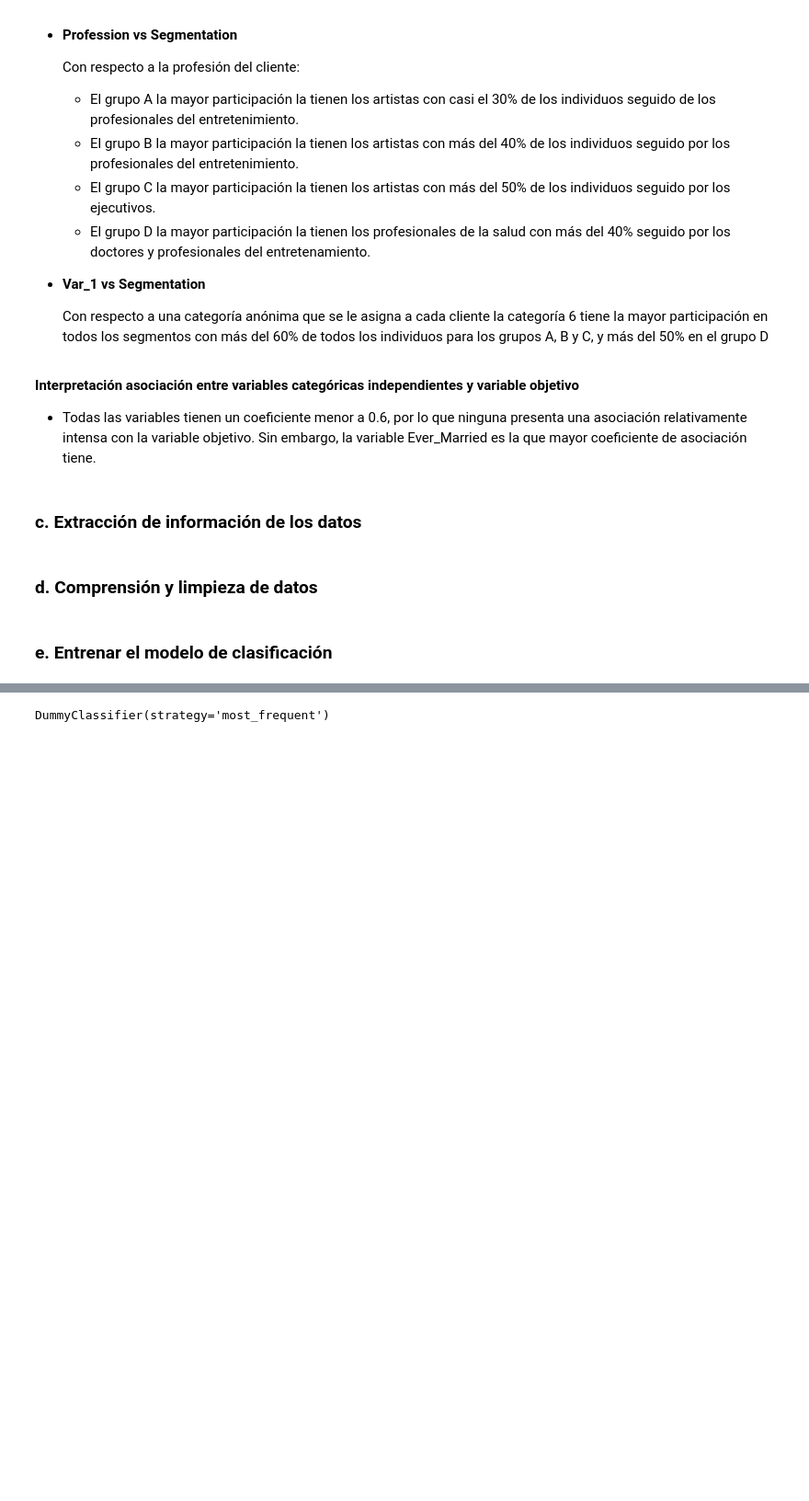
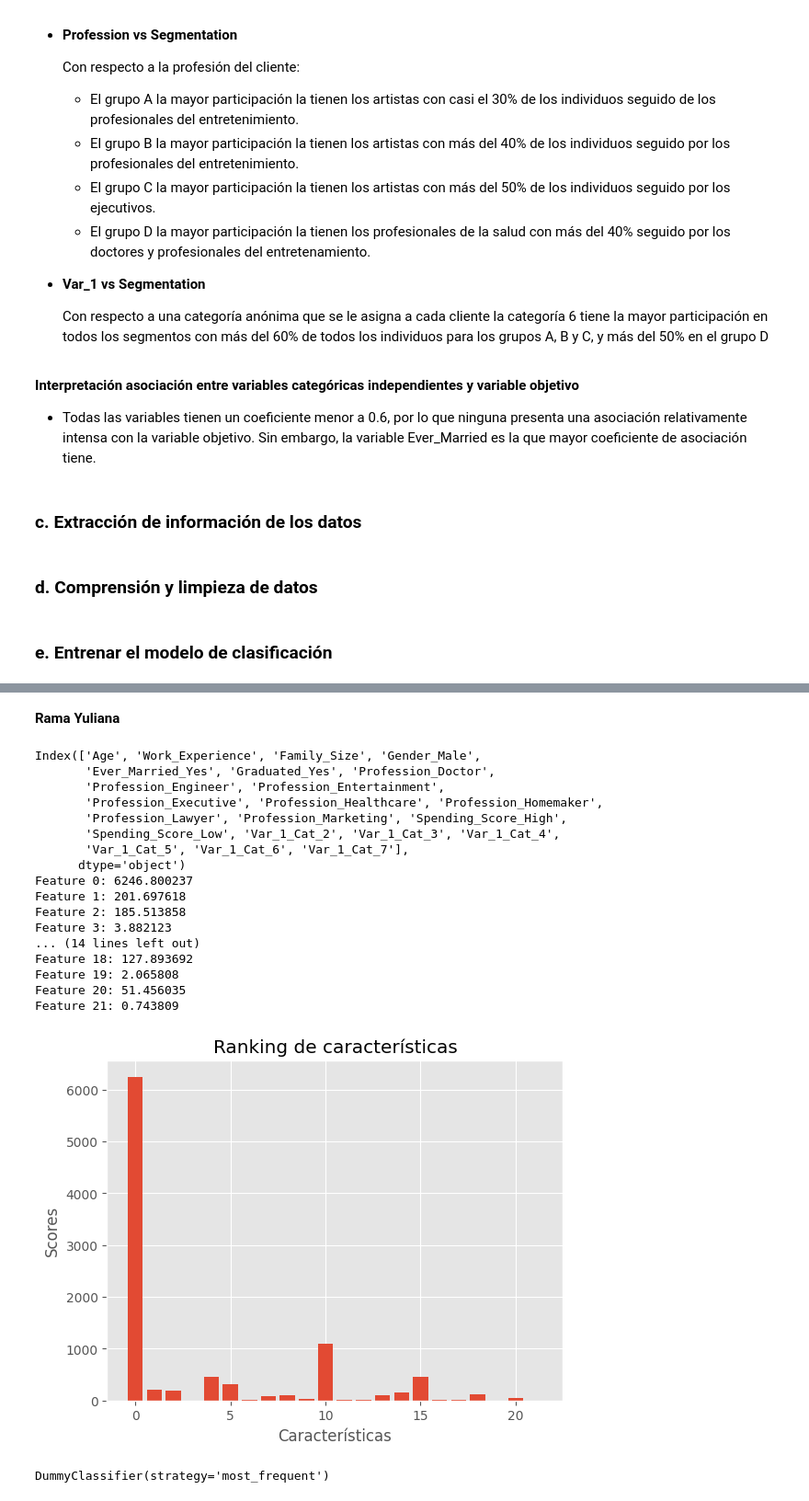
Before and after one commit to maryyuliana/fundamentos_I, a Jupyter notebook: Proyecto.ipynb, the cells around one changed output, grey strips where cells are left out. Shown at 92% size. Drawn from its saved outputs; the diff is of its cells as text; code cells hidden in the pictures; blank space fills up the shorter version.

Commit message:
Agregué SelectKBest y PCA

```diff
--- a/Proyecto.ipynb
+++ b/Proyecto.ipynb
@@ -391,3 +410,5 @@ def ClfScores(model, x_train,y_train,x_test,y_test):
+# %% [markdown]
+**Rama Yuliana**
 # %%
 ## HoldOut
 X_train, X_test, y_train, y_test = train_test_split(train[num_idx + categ_idx], train[target_idx], test_size = 0.2, random_state = 123)
@@ -397,0 +421,40 @@ y_test = target_transf.transform(y_test)
+# %%
+def select_features(X_train, y_train, X_test,n):
+  fs = SelectKBest(score_func = chi2, k=n)
+  fs.fit(X_train, y_train)
+  print(X_train.columns[fs.get_support()])
+  X_train_fs = fs.transform(X_train)
+  X_test_fs = fs.transform(X_test)
+  return X_train_fs, X_test_fs, fs
+# %%
+# Haciendo uso de los conjuntos ya transformados podemos ver el score de cada variable
+# En este caso utilizamos X_train, X_test, y_train
+
+X_train_fs, X_test_fs, fs = select_features(pd.get_dummies(X_train, drop_first = True, dtype = np.int8), y_train, pd.get_dummies(X_test, drop_first = True, dtype = np.int8), 22)
+
+for i in range(len(fs.scores_)):
+    print('Feature %d: %f' % (i, fs.scores_[i]))
+
+fig, ax = plt.subplots()
+ax.bar([i for i in range(len(fs.scores_))], fs.scores_)
+ax.set(title='Ranking de características',xlabel='Características',ylabel='Scores')
+plt.show()
+# %% [output]
+Index(['Age', 'Work_Experience', 'Family_Size', 'Gender_Male',
+       'Ever_Married_Yes', 'Graduated_Yes', 'Profession_Doctor',
+       'Profession_Engineer', 'Profession_Entertainment',
+       'Profession_Executive', 'Profession_Healthcare', 'Profession_Homemaker',
+       'Profession_Lawyer', 'Profession_Marketing', 'Spending_Score_High',
+       'Spending_Score_Low', 'Var_1_Cat_2', 'Var_1_Cat_3', 'Var_1_Cat_4',
+       'Var_1_Cat_5', 'Var_1_Cat_6', 'Var_1_Cat_7'],
+      dtype='object')
+Feature 0: 6246.800237
+Feature 1: 201.697618
+Feature 2: 185.513858
+Feature 3: 3.882123
+... (14 lines left out)
+Feature 18: 127.893692
+Feature 19: 2.065808
+Feature 20: 51.456035
+Feature 21: 0.743809
+[figure, added]
```
Also changed, not shown: parts of 40 cells of this notebook.
